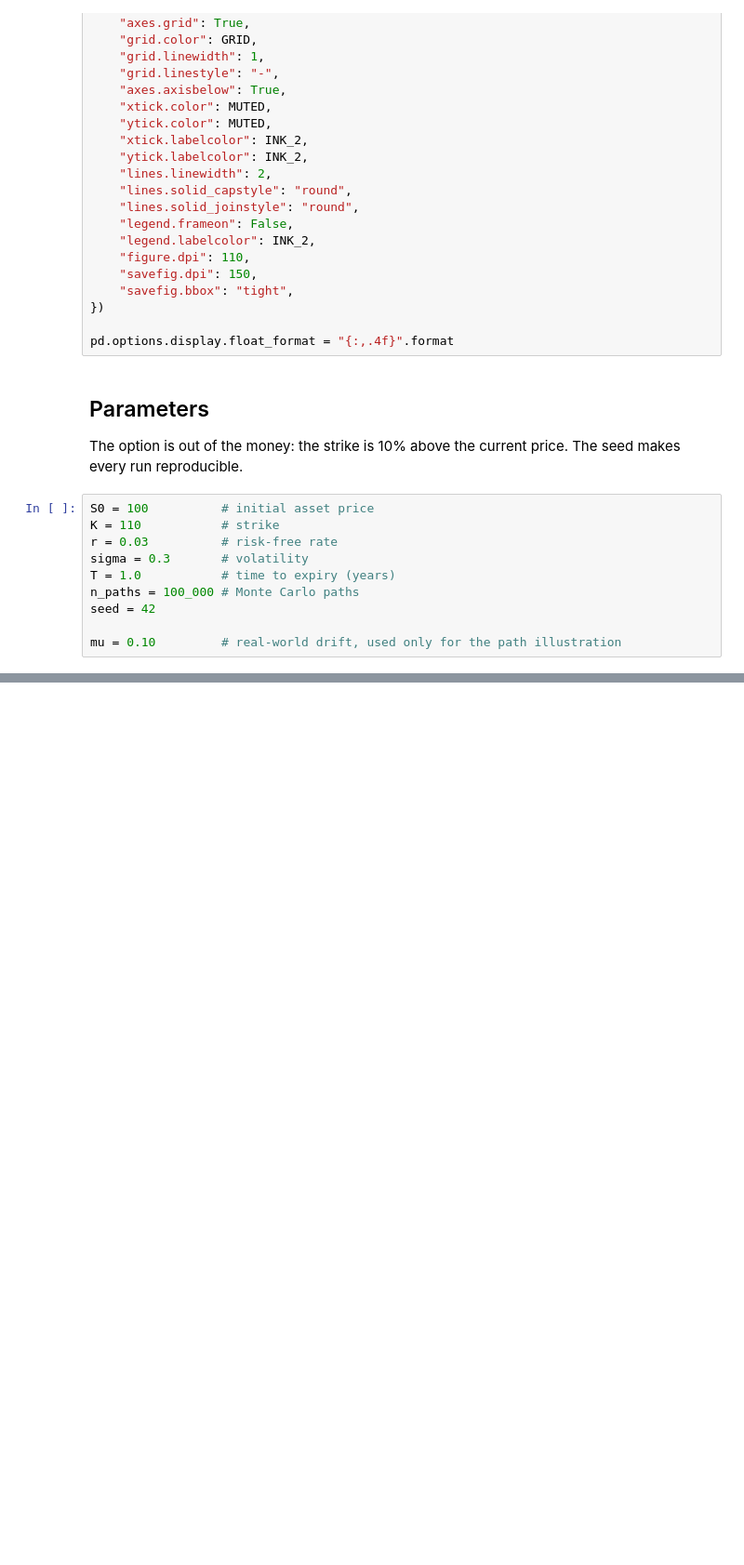
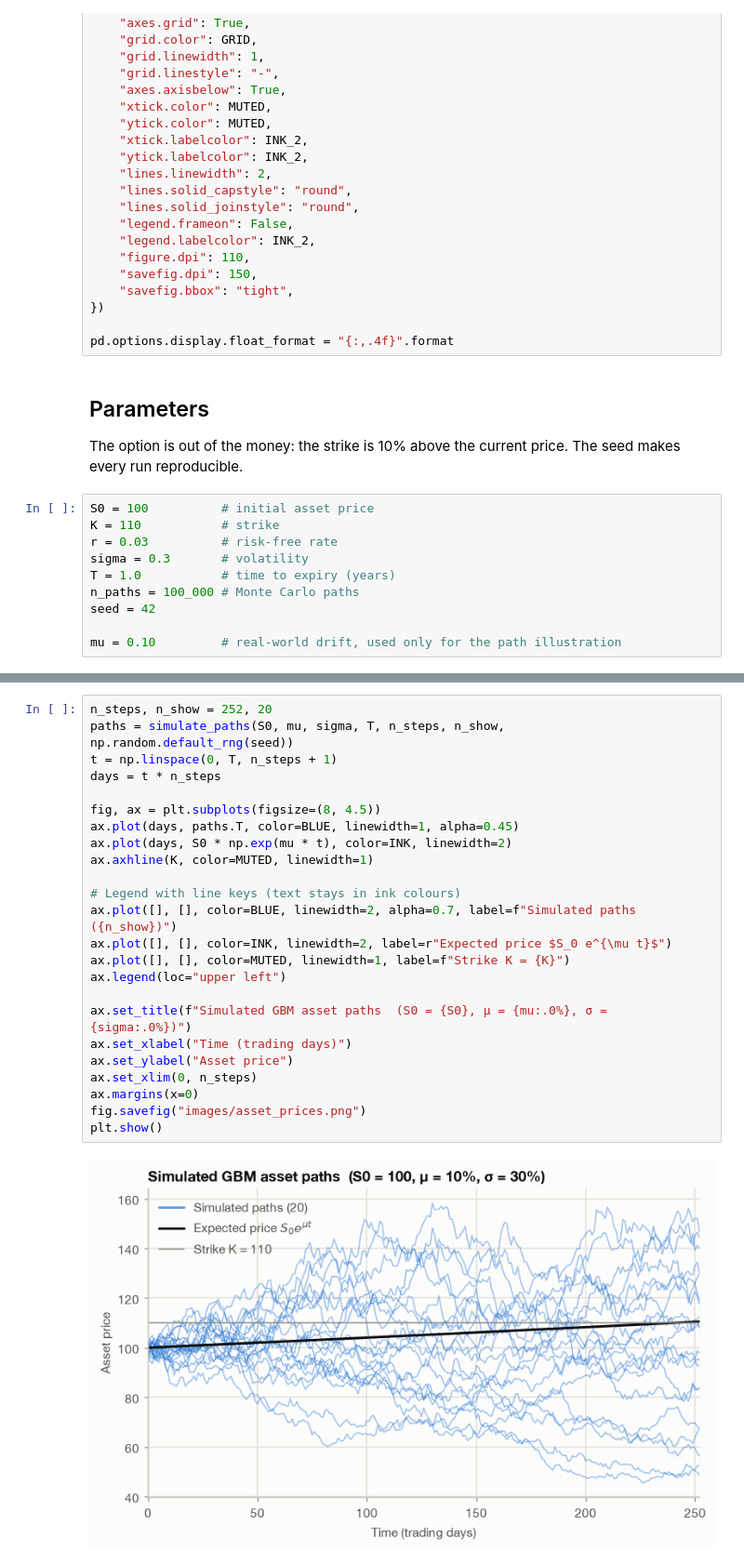
Before and after one commit to mikereg/Monte-Carlo-Option-Pricing, a Jupyter notebook: MC_vs_Black_Scholes.ipynb, the cells around one changed output, grey strips where cells are left out. Shown at 93% size. Drawn from its saved outputs; the diff is of its cells as text; blank space fills up the shorter version.

Commit message:
Plot simulated asset paths and regenerate README image

```diff
--- a/MC_vs_Black_Scholes.ipynb
+++ b/MC_vs_Black_Scholes.ipynb
@@ -107,0 +111,26 @@ mu = 0.10         # real-world drift, used only for the path illustration
+# %%
+n_steps, n_show = 252, 20
+paths = simulate_paths(S0, mu, sigma, T, n_steps, n_show, np.random.default_rng(seed))
+t = np.linspace(0, T, n_steps + 1)
+days = t * n_steps
+
+fig, ax = plt.subplots(figsize=(8, 4.5))
+ax.plot(days, paths.T, color=BLUE, linewidth=1, alpha=0.45)
+ax.plot(days, S0 * np.exp(mu * t), color=INK, linewidth=2)
+ax.axhline(K, color=MUTED, linewidth=1)
+
+# Legend with line keys (text stays in ink colours)
+ax.plot([], [], color=BLUE, linewidth=2, alpha=0.7, label=f"Simulated paths ({n_show})")
+ax.plot([], [], color=INK, linewidth=2, label=r"Expected price $S_0 e^{\mu t}$")
+ax.plot([], [], color=MUTED, linewidth=1, label=f"Strike K = {K}")
+ax.legend(loc="upper left")
+
+ax.set_title(f"Simulated GBM asset paths  (S0 = {S0}, μ = {mu:.0%}, σ = {sigma:.0%})")
+ax.set_xlabel("Time (trading days)")
+ax.set_ylabel("Asset price")
+ax.set_xlim(0, n_steps)
+ax.margins(x=0)
+fig.savefig("images/asset_prices.png")
+plt.show()
+# %% [output]
+[figure, added]
```
Also changed, not shown: parts of 1 cell of this notebook, 2 other files.
